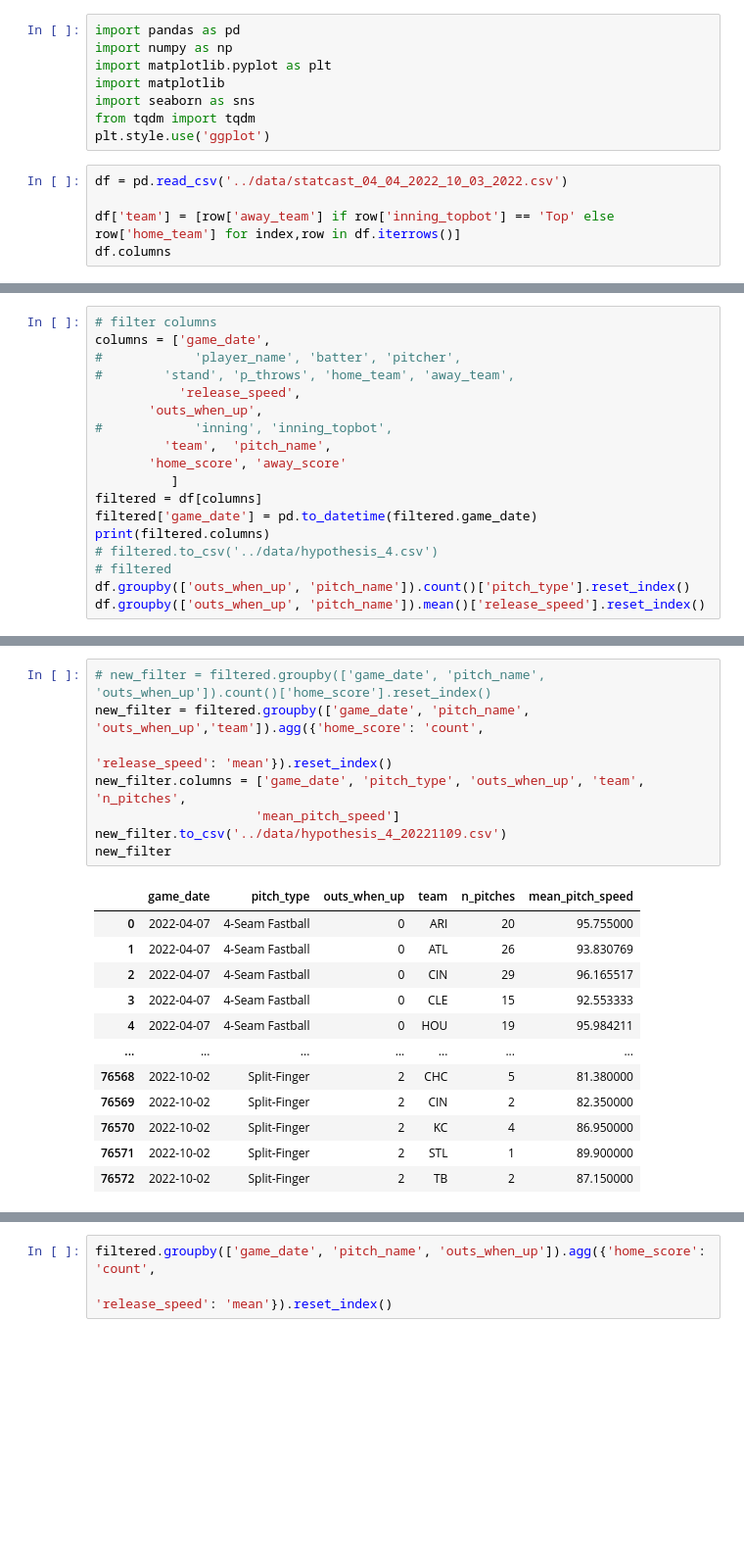
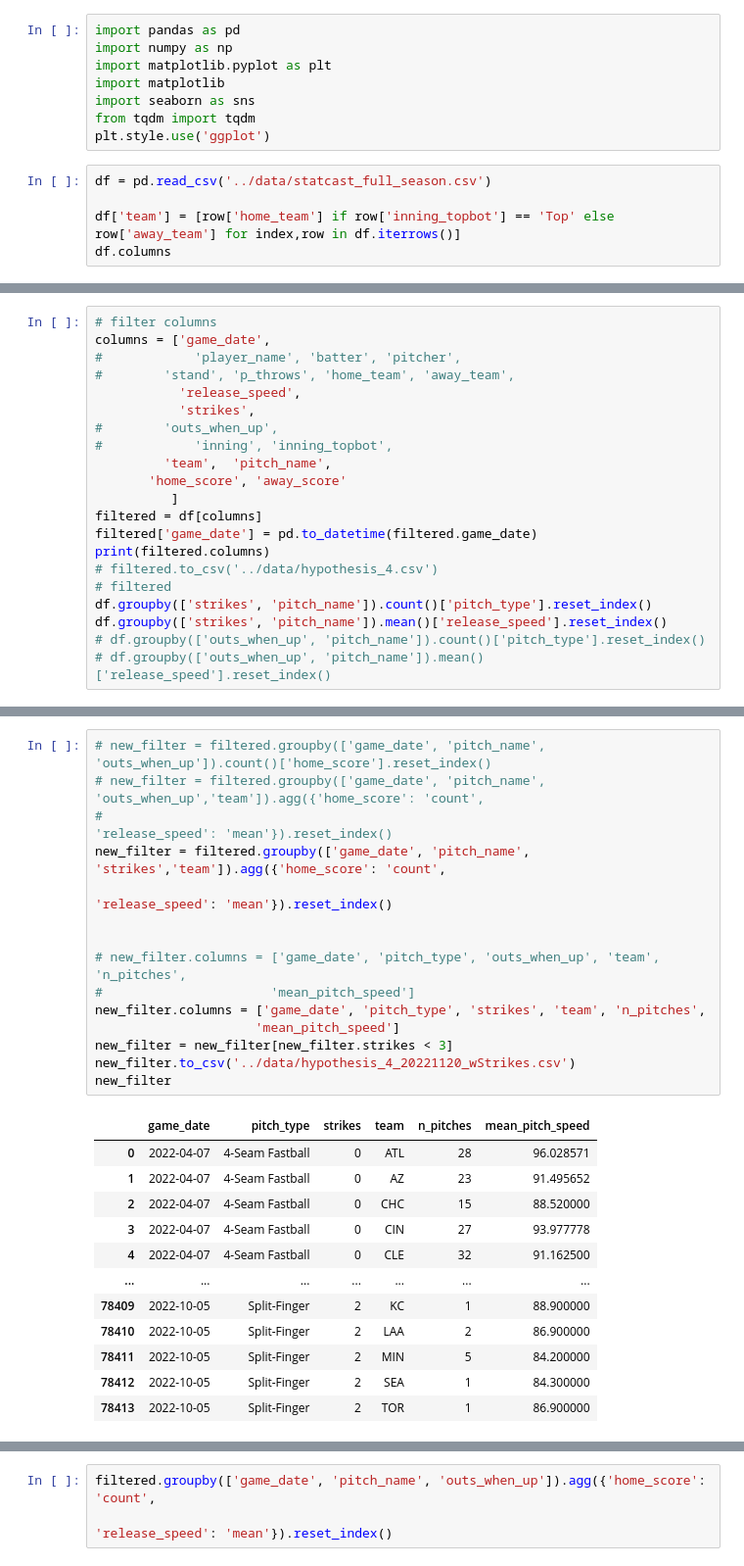
Before and after one commit to arridani/w209-final, a Jupyter notebook: notebooks/hypothesis4_eda.ipynb, the cells around one changed output, grey strips where cells are left out. Shown at 98% size. Cells and saved outputs as stored; diff of their text form; blank space fills up the shorter version.

```diff
--- a/notebooks/hypothesis4_eda.ipynb
+++ b/notebooks/hypothesis4_eda.ipynb
@@ -7,9 +7,9 @@ import seaborn as sns
 from tqdm import tqdm
 plt.style.use('ggplot')
 # %%
-df = pd.read_csv('../data/statcast_04_04_2022_10_03_2022.csv')
+df = pd.read_csv('../data/statcast_full_season.csv')
 
-df['team'] = [row['away_team'] if row['inning_topbot'] == 'Top' else row['home_team'] for index,row in df.iterrows()]
+df['team'] = [row['home_team'] if row['inning_topbot'] == 'Top' else row['away_team'] for index,row in df.iterrows()]
 df.columns
 # %% [output]
 Index(['pitch_type', 'game_date', 'release_speed', 'release_pos_x',
@@ -35,7 +35,8 @@ columns = ['game_date',
 #            'player_name', 'batter', 'pitcher',
 #        'stand', 'p_throws', 'home_team', 'away_team',
            'release_speed',
-       'outs_when_up',
+           'strikes',
+#        'outs_when_up',
 #            'inning', 'inning_topbot',
          'team',  'pitch_name',
        'home_score', 'away_score'
@@ -45,8 +46,10 @@ filtered['game_date'] = pd.to_datetime(filtered.game_date)
 print(filtered.columns)
 # filtered.to_csv('../data/hypothesis_4.csv')
 # filtered
-df.groupby(['outs_when_up', 'pitch_name']).count()['pitch_type'].reset_index()
-df.groupby(['outs_when_up', 'pitch_name']).mean()['release_speed'].reset_index()
+df.groupby(['strikes', 'pitch_name']).count()['pitch_type'].reset_index()
+df.groupby(['strikes', 'pitch_name']).mean()['release_speed'].reset_index()
+# df.groupby(['outs_when_up', 'pitch_name']).count()['pitch_type'].reset_index()
+# df.groupby(['outs_when_up', 'pitch_name']).mean()['release_speed'].reset_index()
 # %% [output]
 A value is trying to be set on a copy of a slice from a DataFrame.
 Try using .loc[row_indexer,col_indexer] = value instead
@@ -76,21 +79,28 @@ Index(['game_date', 'release_speed', 'outs_when_up', 'team', 'pitch_name',
 # %%
 # new_filter = filtered.groupby(['game_date', 'pitch_name', 'outs_when_up']).count()['home_score'].reset_index()
-new_filter = filtered.groupby(['game_date', 'pitch_name', 'outs_when_up','team']).agg({'home_score': 'count',
+# new_filter = filtered.groupby(['game_date', 'pitch_name', 'outs_when_up','team']).agg({'home_score': 'count',
+#                                                                    'release_speed': 'mean'}).reset_index()
+new_filter = filtered.groupby(['game_date', 'pitch_name', 'strikes','team']).agg({'home_score': 'count',
                                                                    'release_speed': 'mean'}).reset_index()
-new_filter.columns = ['game_date', 'pitch_type', 'outs_when_up', 'team', 'n_pitches',
+
+
+# new_filter.columns = ['game_date', 'pitch_type', 'outs_when_up', 'team', 'n_pitches',
+#                      'mean_pitch_speed']
+new_filter.columns = ['game_date', 'pitch_type', 'strikes', 'team', 'n_pitches',
                      'mean_pitch_speed']
-new_filter.to_csv('../data/hypothesis_4_20221109.csv')
+new_filter = new_filter[new_filter.strikes < 3]
+new_filter.to_csv('../data/hypothesis_4_20221120_wStrikes.csv')
 new_filter
 # %% [output]
-|  | game_date | pitch_type | outs_when_up | team | n_pitches | mean_pitch_speed |
-| 0 | 2022-04-07 | 4-Seam Fastball | 0 | ARI | 20 | 95.755000 |
-| 1 | 2022-04-07 | 4-Seam Fastball | 0 | ATL | 26 | 93.830769 |
-| 2 | 2022-04-07 | 4-Seam Fastball | 0 | CIN | 29 | 96.165517 |
-| 3 | 2022-04-07 | 4-Seam Fastball | 0 | CLE | 15 | 92.553333 |
-| 4 | 2022-04-07 | 4-Seam Fastball | 0 | HOU | 19 | 95.984211 |
+|  | game_date | pitch_type | strikes | team | n_pitches | mean_pitch_speed |
+| 0 | 2022-04-07 | 4-Seam Fastball | 0 | ATL | 28 | 96.028571 |
+| 1 | 2022-04-07 | 4-Seam Fastball | 0 | AZ | 23 | 91.495652 |
+| 2 | 2022-04-07 | 4-Seam Fastball | 0 | CHC | 15 | 88.520000 |
+| 3 | 2022-04-07 | 4-Seam Fastball | 0 | CIN | 27 | 93.977778 |
+| 4 | 2022-04-07 | 4-Seam Fastball | 0 | CLE | 32 | 91.162500 |
 | ... | ... | ... | ... | ... | ... | ... |
-| 76568 | 2022-10-02 | Split-Finger | 2 | CHC | 5 | 81.380000 |
-| 76569 | 2022-10-02 | Split-Finger | 2 | CIN | 2 | 82.350000 |
-| 76570 | 2022-10-02 | Split-Finger | 2 | KC | 4 | 86.950000 |
-| 76571 | 2022-10-02 | Split-Finger | 2 | STL | 1 | 89.900000 |
-| 76572 | 2022-10-02 | Split-Finger | 2 | TB | 2 | 87.150000 |
+| 78409 | 2022-10-05 | Split-Finger | 2 | KC | 1 | 88.900000 |
+| 78410 | 2022-10-05 | Split-Finger | 2 | LAA | 2 | 86.900000 |
+| 78411 | 2022-10-05 | Split-Finger | 2 | MIN | 5 | 84.200000 |
+| 78412 | 2022-10-05 | Split-Finger | 2 | SEA | 1 | 84.300000 |
+| 78413 | 2022-10-05 | Split-Finger | 2 | TOR | 1 | 86.900000 |
```
Also changed, not shown: parts of 3 cells of this notebook, 2 other files.
